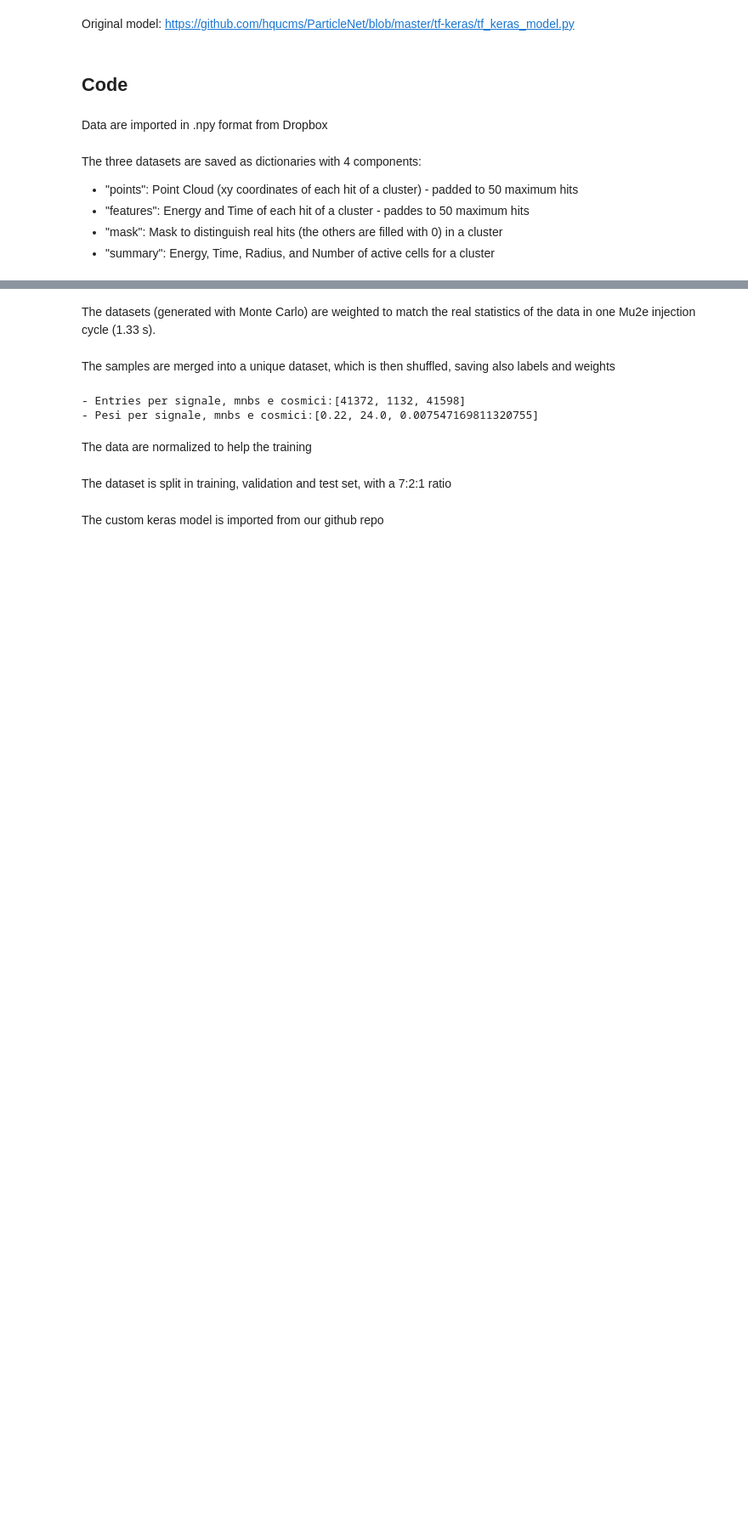
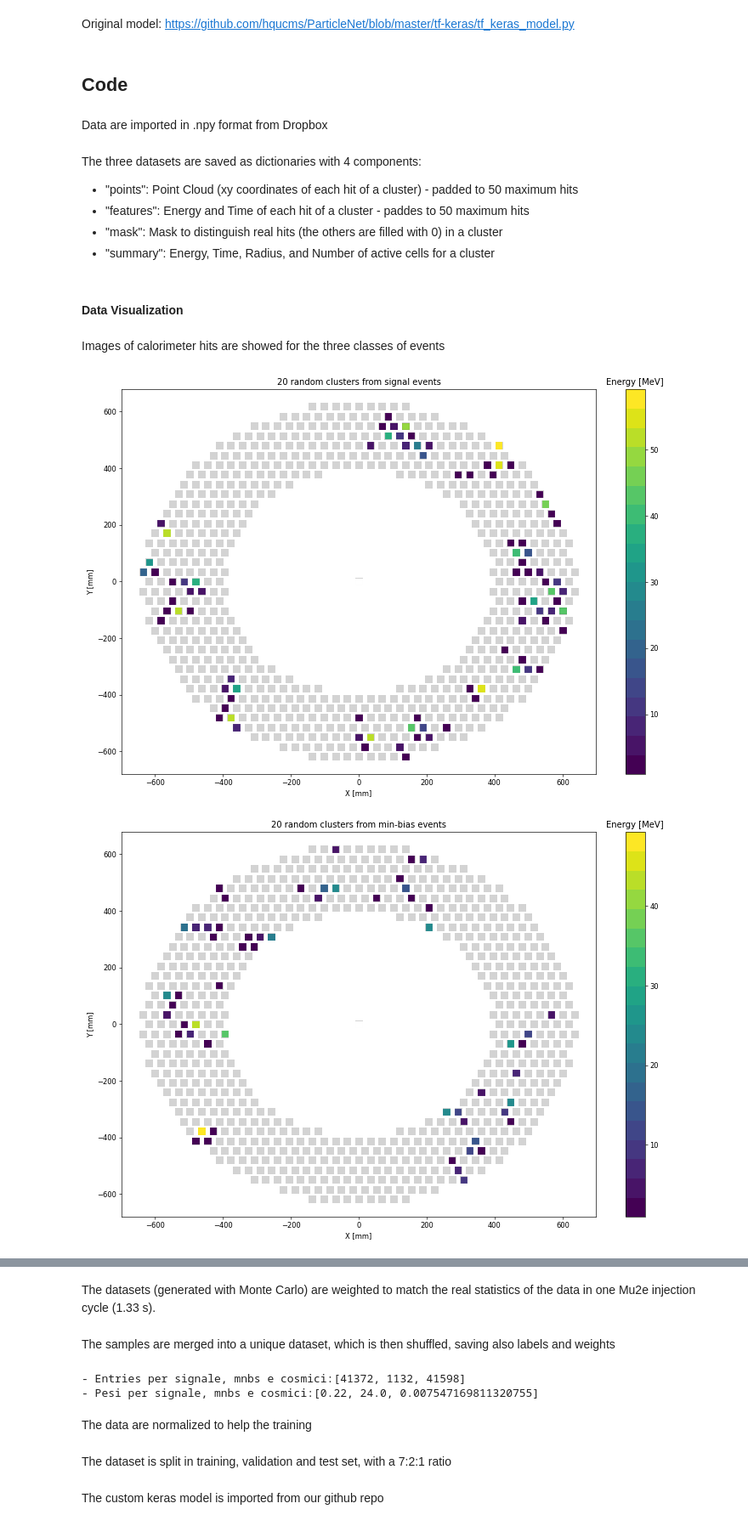
Before and after one commit to raeubaen/RadioMonteCarlo, a Jupyter notebook: keras_train_prefinal.ipynb, the cells around one changed output, grey strips where cells are left out. Shown: that part at 85% size. Cells and saved outputs as stored; diff of their text form; code cells hidden in the pictures; blank space fills up the shorter version.

```diff
--- a/keras_train_prefinal.ipynb
+++ b/keras_train_prefinal.ipynb
@@ -64,3 +64,33 @@ signal  = {key: np.load(f"{data_folder}/signal_{ name_map[key]}.npy") for key in
 mnbs    = {key: np.load(f"{data_folder}/mnbs_{   name_map[key]}.npy") for key in name_map}
 
 cosmics = {key: np.load(f"{data_folder}/cosmics_{name_map[key]}.npy") for key in name_map}
+# %% [markdown]
+#### Data Visualization
+# %% [markdown]
+Images of calorimeter hits are showed for the three classes of events
+# %%
+chs = [signal, mnbs, cosmics]
+ch_names = ["signal", "min-bias", "cosmic"]
+
+cmap = plt.get_cmap('viridis', 20)
+cmap.set_under('white')
+
+N = 20
+for ch, name in zip(chs, ch_names):
+  evs = np.random.randint(0, high=len(ch["points"]), size=N, dtype=int)
+  m = ch["mask"][evs, :, 0]
+  plt.figure(figsize=(15, 10), dpi=60)
+  plt.scatter(cosmics["points"][:, :, 0], cosmics["points"][:, :, 1], marker="s", s=80, color="lightgrey")
+  arr_xy = ch["points"][evs]
+  x, y = arr_xy[:, :, 0], arr_xy[:, :, 1]
+  e = ch["features"][evs][:, :, 0]
+  plt.scatter(x, y, c=e, cmap=cmap, vmin=1, marker="s", s=80)
+  plt.title(f"{N} random clusters from {name} events")
+  plt.xlabel("X [mm]")
+  plt.ylabel("Y [mm]")
+  clb = plt.colorbar()
+  clb.ax.set_title('Energy [MeV]',fontsize=12)
+  plt.show()
+# %% [output]
+[figure, added]
+[figure, added]
```
Also changed, not shown: parts of 2 cells of this notebook.
